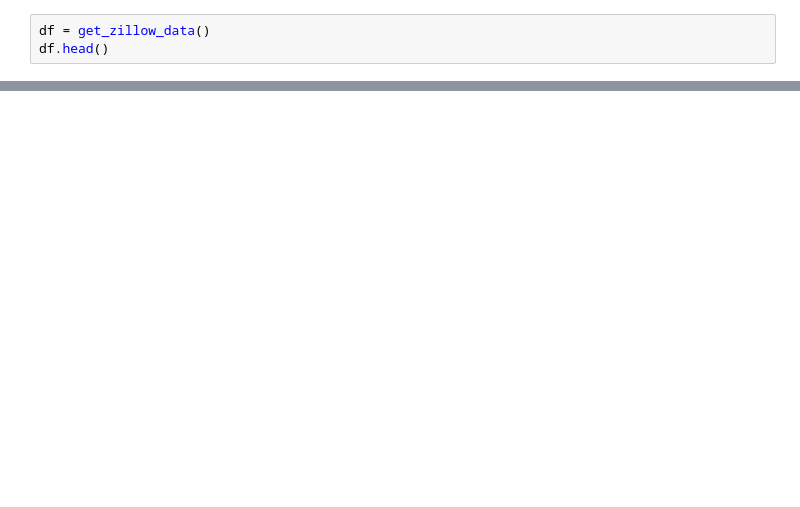
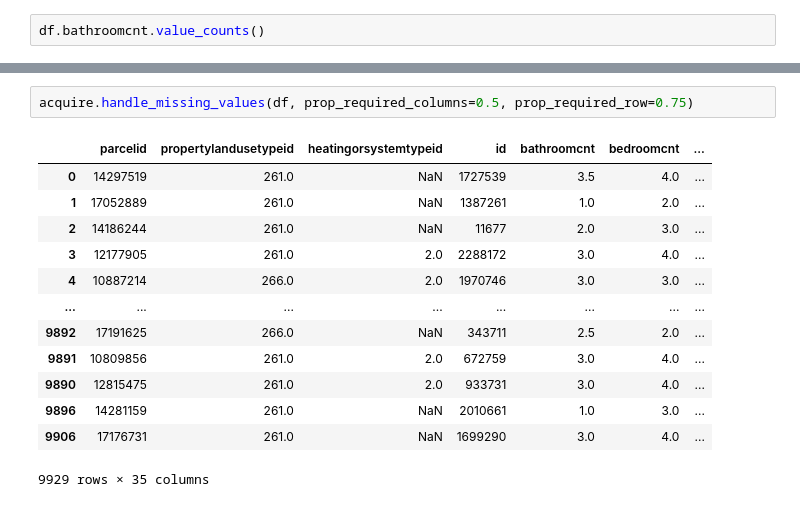
Before and after one commit to ian-james-johnson/clustering_exercises, a Jupyter notebook: zillow.ipynb, the cells around one changed output, grey strips where cells are left out. Drawn from its saved outputs; the diff is of its cells as text; blank space fills up the shorter version.

Commit message:
updating zillow

```diff
--- a/zillow.ipynb
+++ b/zillow.ipynb
@@ -105,4 +83,3 @@ def get_zillow_data():
 # %%
-df = get_zillow_data()
-df.head()
+df.bathroomcnt.value_counts()
 # %% [output]
@@ -109,0 +169,16 @@ NameError: name 'zillow' is not defined
+# %%
+acquire.handle_missing_values(df, prop_required_columns=0.5, prop_required_row=0.75)
+# %% [output]
+|  | parcelid | propertylandusetypeid | heatingorsystemtypeid | id | bathroomcnt | bedroomcnt | ... |
+| 0 | 14297519 | 261.0 | NaN | 1727539 | 3.5 | 4.0 | ... |
+| 1 | 17052889 | 261.0 | NaN | 1387261 | 1.0 | 2.0 | ... |
+| 2 | 14186244 | 261.0 | NaN | 11677 | 2.0 | 3.0 | ... |
+| 3 | 12177905 | 261.0 | 2.0 | 2288172 | 3.0 | 4.0 | ... |
+| 4 | 10887214 | 266.0 | 2.0 | 1970746 | 3.0 | 3.0 | ... |
+| ... | ... | ... | ... | ... | ... | ... | ... |
+| 9892 | 17191625 | 266.0 | NaN | 343711 | 2.5 | 2.0 | ... |
+| 9891 | 10809856 | 261.0 | 2.0 | 672759 | 3.0 | 4.0 | ... |
+| 9890 | 12815475 | 261.0 | 2.0 | 933731 | 3.0 | 4.0 | ... |
+| 9896 | 14281159 | 261.0 | NaN | 2010661 | 1.0 | 3.0 | ... |
+| 9906 | 17176731 | 261.0 | NaN | 1699290 | 3.0 | 4.0 | ... |
+9929 rows × 35 columns
```
Also changed, not shown: parts of 53 cells of this notebook.
